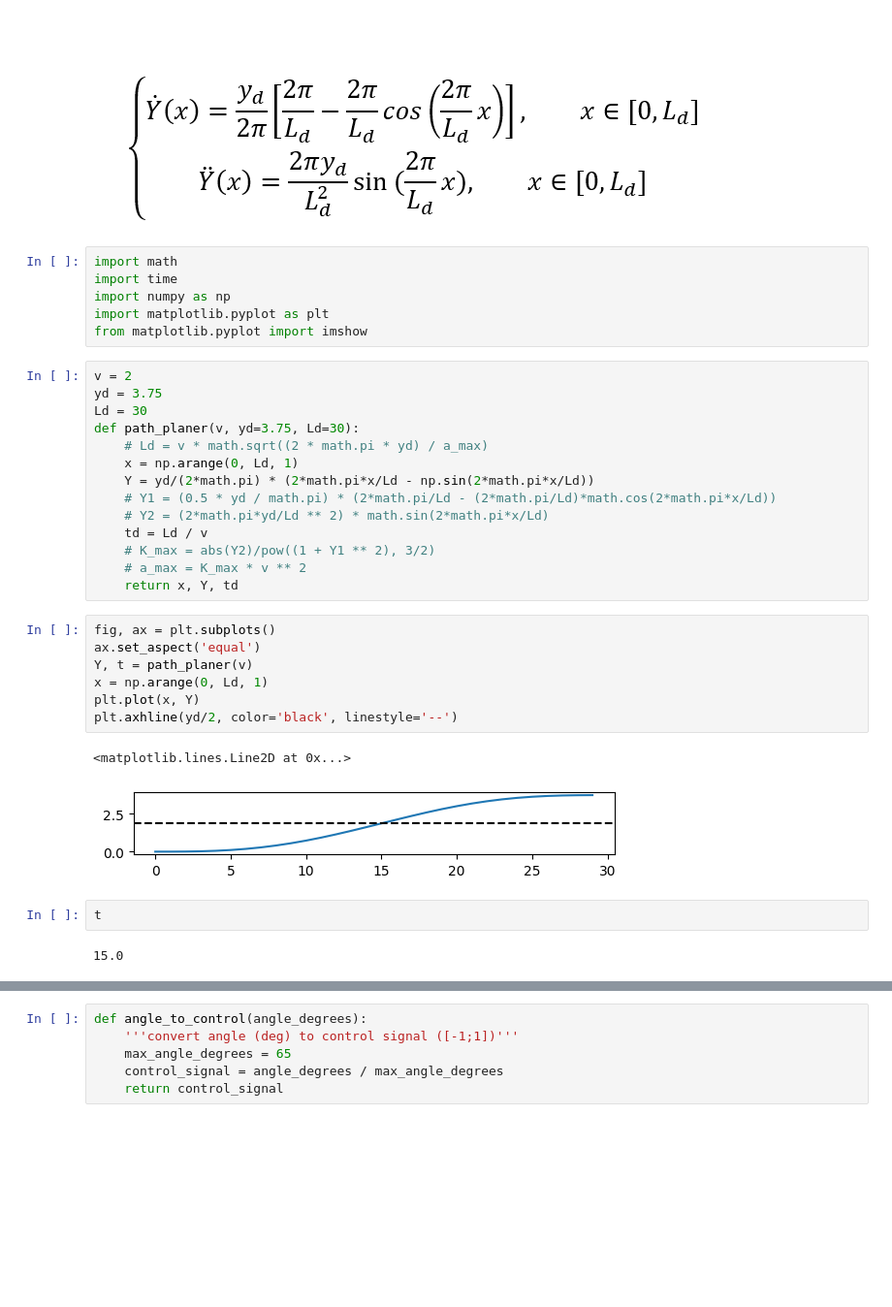
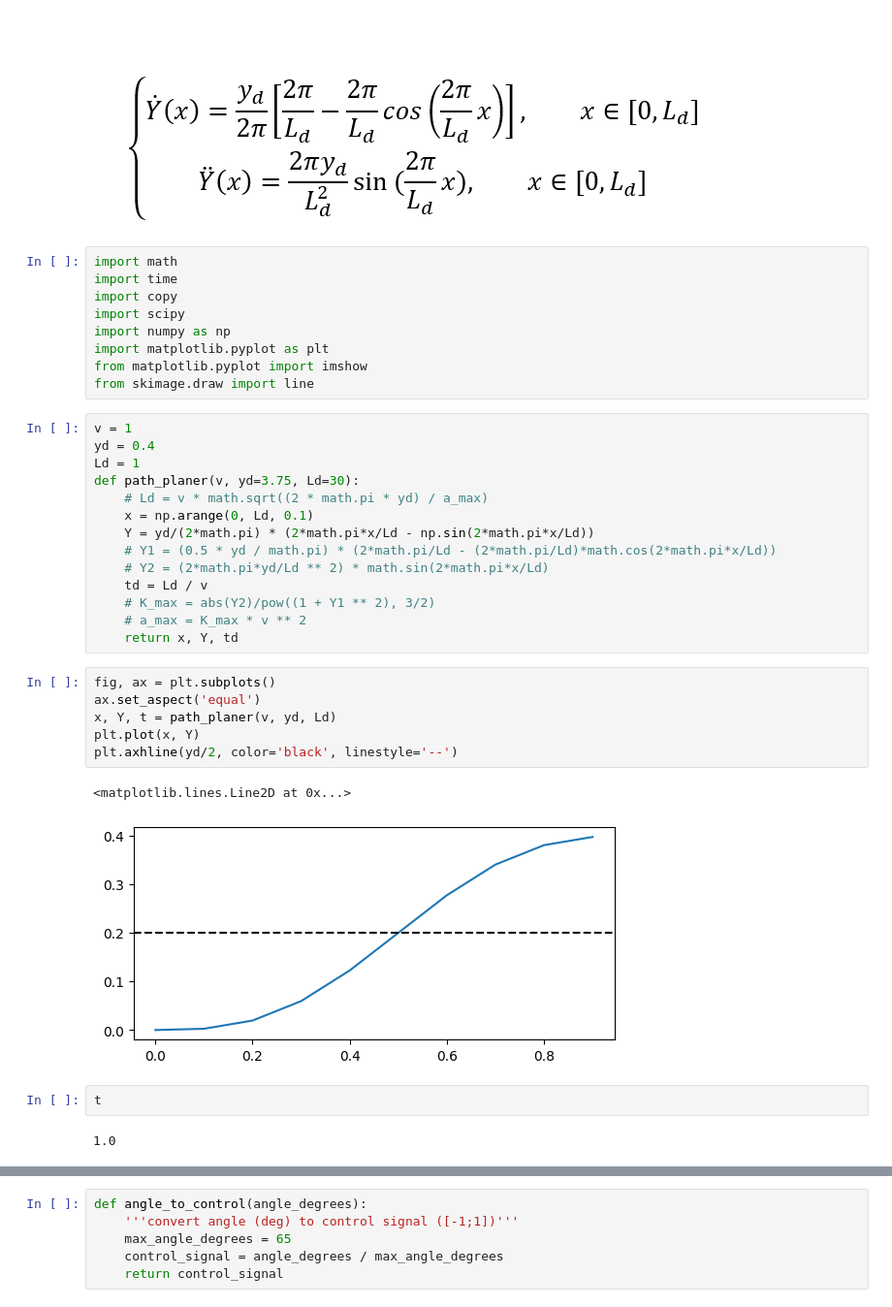
Before and after one commit to legonko/Final-project, a Jupyter notebook: lib/utils/test_path_planning.ipynb, the cells around one changed output, grey strips where cells are left out. Shown at 97% size. Saved outputs shown, nothing was run; the diff lists cells and outputs as text; blank space fills up the shorter version.

```diff
--- a/lib/utils/test_path_planning.ipynb
+++ b/lib/utils/test_path_planning.ipynb
@@ -7,16 +7,19 @@
 # %%
 import math
 import time
+import copy
+import scipy
 import numpy as np
 import matplotlib.pyplot as plt
 from matplotlib.pyplot import imshow
+from skimage.draw import line
 # %%
-v = 2
-yd = 3.75
-Ld = 30
+v = 1
+yd = 0.4
+Ld = 1
 def path_planer(v, yd=3.75, Ld=30):
     # Ld = v * math.sqrt((2 * math.pi * yd) / a_max)
-    x = np.arange(0, Ld, 1)
+    x = np.arange(0, Ld, 0.1)
     Y = yd/(2*math.pi) * (2*math.pi*x/Ld - np.sin(2*math.pi*x/Ld))
     # Y1 = (0.5 * yd / math.pi) * (2*math.pi/Ld - (2*math.pi/Ld)*math.cos(2*math.pi*x/Ld))
     # Y2 = (2*math.pi*yd/Ld ** 2) * math.sin(2*math.pi*x/Ld)
@@ -27,17 +30,16 @@ def path_planer(v, yd=3.75, Ld=30):
 # %%
 fig, ax = plt.subplots()
 ax.set_aspect('equal')
-Y, t = path_planer(v)
-x = np.arange(0, Ld, 1)
+x, Y, t = path_planer(v, yd, Ld)
 plt.plot(x, Y)
 plt.axhline(yd/2, color='black', linestyle='--')
 # %% [output]
 <matplotlib.lines.Line2D at 0x...>
-[figure, old version]
+[figure, new version]
 # %%
 t
 # %% [output]
-15.0
+1.0
 # %%
 fig, ax = plt.subplots()
 ax.set_aspect('equal')
```
Also changed, not shown: parts of 9 cells of this notebook, 12 other files.
